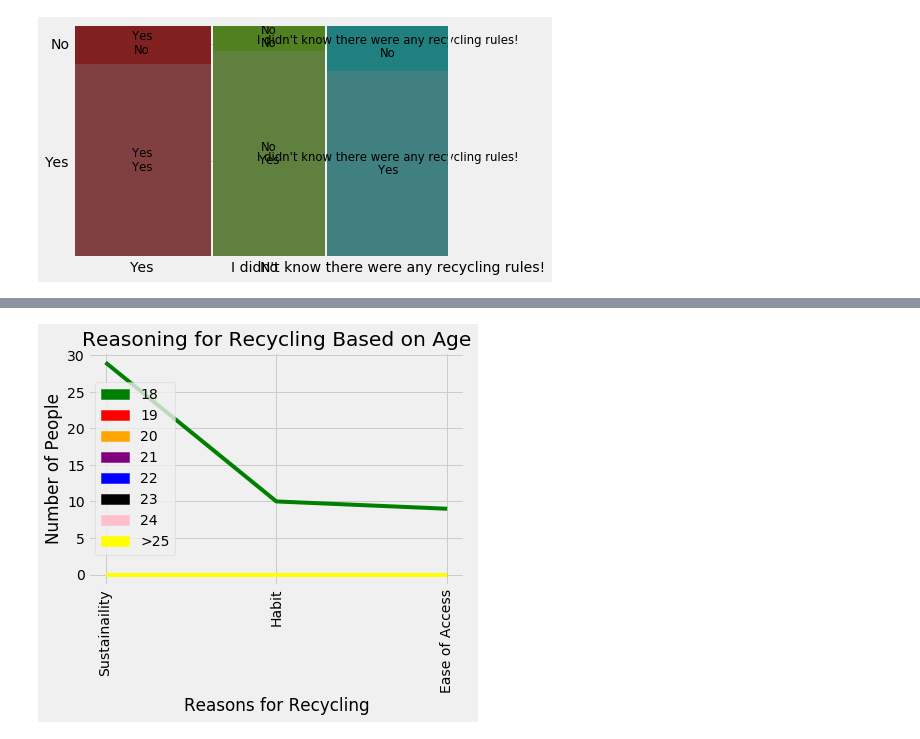
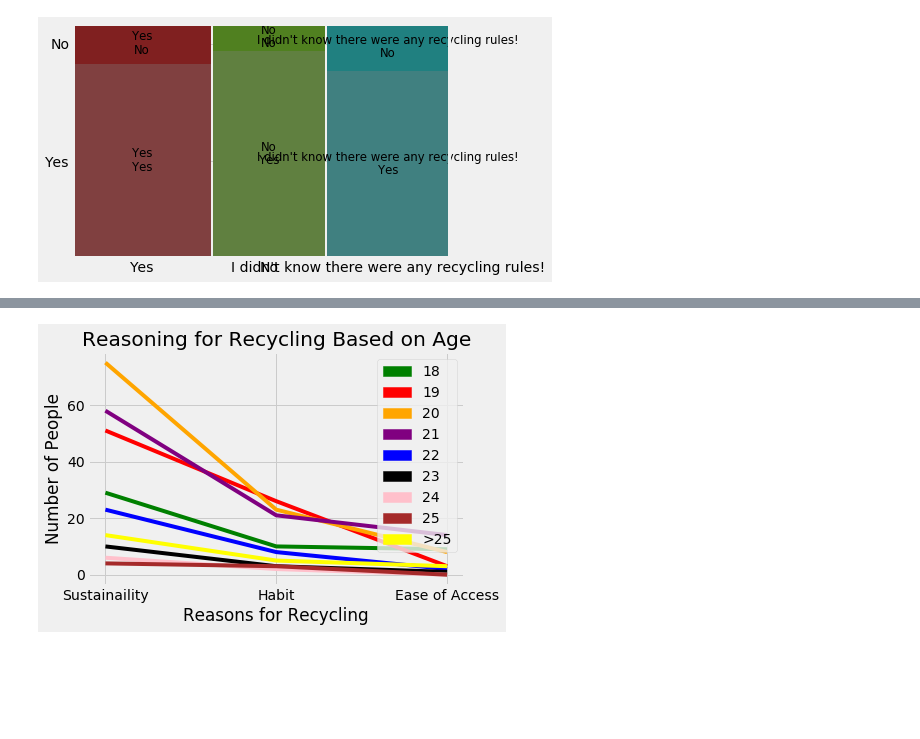
Before and after one commit to aalmeida9/362Project1, a Jupyter notebook: main.ipynb, the cells around one changed output, grey strips where cells are left out. Cells and saved outputs as stored; diff of their text form; code cells hidden in the pictures; blank space fills up the shorter version.

Commit message:
more fun with lines

```diff
--- a/main.ipynb
+++ b/main.ipynb
@@ -42,6 +42,8 @@ df.rename(columns = {'How old are you?':'Age', 'What is your gender?':'Gender',
 #Splitting strings into arrays, not actually useful! Strings have useful methods see electronics cell below
 #df['Reasoning'] = df['Reasoning'].str.split(";", expand = False)
 #df['Items'] = df['Items'].str.split(";", expand = False)
+
+df['Reasoning'].fillna('Nothing', inplace = True)
 
 #Gender data cleaning...
 df['Gender'].replace(to_replace = "Goblin", value = "other", inplace = True)
@@ -345,15 +347,89 @@ ease25_plus = 0
 
 for i in range (0, len(df['Age'])):
     if df['Age'][i] == 18:
+
+        print(df['Age'][i])
+        print(df['Reasoning'][i])
+
         if 'Sustainability' in df['Reasoning'][i]:
             sus18+=1
         elif 'Habit' in df['Reasoning'][i]:
             hab18+=1
         elif 'Ease of Access' in df['Reasoning'][i]:
             ease18+=1
-print(sus18)
-print(hab18)
-print(ease18)
+
+    elif df['Age'][i] == 19:
+
+        print(df['Age'][i])
+        print(df['Reasoning'][i])
+
+        if 'Sustainability' in df['Reasoning'][i]:
+            sus19+=1
+        elif 'Habit' in df['Reasoning'][i]:
+            hab19+=1
+        elif 'Ease of Access' in df['Reasoning'][i]:
+            ease19+=1
+
+    elif df['Age'][i] == 20:
+        if 'Sustainability' in df['Reasoning'][i]:
+            sus20+=1
+        elif 'Habit' in df['Reasoning'][i]:
+            hab20+=1
+        elif 'Ease of Access' in df['Reasoning'][i]:
+            ease20+=1
+
+    elif df['Age'][i] == 21:
+
+        print(df['Age'][i])
+        print(df['Reasoning'][i])
+        print(i)
+
+        if 'Sustainability' in df['Reasoning'][i]:
+            sus21+=1
+        elif 'Habit' in df['Reasoning'][i]:
+            hab21+=1
+        elif 'Ease of Access' in df['Reasoning'][i]:
+            ease21+=1
+
+    elif df['Age'][i] == 22:
+        if 'Sustainability' in df['Reasoning'][i]:
+            sus22+=1
+        elif 'Habit' in df['Reasoning'][i]:
+            hab22+=1
+        elif 'Ease of Access' in df['Reasoning'][i]:
+            ease22+=1
+
+    elif df['Age'][i] == 23:
+        if 'Sustainability' in df['Reasoning'][i]:
+            sus23+=1
+        elif 'Habit' in df['Reasoning'][i]:
+            hab23+=1
+        elif 'Ease of Access' in df['Reasoning'][i]:
+            ease23+=1
+
+    elif df['Age'][i] == 24:
+        if 'Sustainability' in df['Reasoning'][i]:
+            sus24+=1
+        elif 'Habit' in df['Reasoning'][i]:
+            hab24+=1
+        elif 'Ease of Access' in df['Reasoning'][i]:
+            ease24+=1
+
+    elif df['Age'][i] == 25:
+        if 'Sustainability' in df['Reasoning'][i]:
+            sus25+=1
+        elif 'Habit' in df['Reasoning'][i]:
+            hab25+=1
+        elif 'Ease of Access' in df['Reasoning'][i]:
+            ease25+=1
+
+    elif df['Age'][i] > 25:
+        if 'Sustainability' in df['Reasoning'][i]:
+            sus25_plus+=1
+        elif 'Habit' in df['Reasoning'][i]:
+            hab25_plus+=1
+        elif 'Ease of Access' in df['Reasoning'][i]:
+            ease25_plus+=1
 
 
 x_labels = ['Sustainaility', 'Habit', 'Ease of Access']
@@ -382,7 +458,7 @@ plt.title("Reasoning for Recycling Based on Age")
 
 plt.xlabel('Reasons for Recycling')
 plt.ylabel('Number of People')
-plt.xticks(np.arange(len(x_labels)), x_labels, rotation=90)
+plt.xticks(np.arange(len(x_labels)), x_labels, rotation=0)
 
 green_line = mpatches.Patch(color='green', label='18')
 red_line = mpatches.Patch(color='red', label='19')
@@ -394,9 +470,11 @@ pink_line = mpatches.Patch(color='pink', label='24')
 brown_line = mpatches.Patch(color='brown', label='25')
 yellow_line = mpatches.Patch(color='yellow', label='>25')
 
-plt.legend(handles=[green_line, red_line, orange_line, purple_line, blue_line, black_line, pink_line, yellow_line])
+plt.legend(handles=[green_line, red_line, orange_line, purple_line, blue_line, black_line, pink_line,brown_line, yellow_line])
 
 plt.grid(True)
 
 plt.show()
+
+print("test")
 # %% [output]
@@ -406 +498 @@ plt.show()
-[figure, old version]
+[figure, new version]
```
Also changed, not shown: parts of 5 cells of this notebook.
